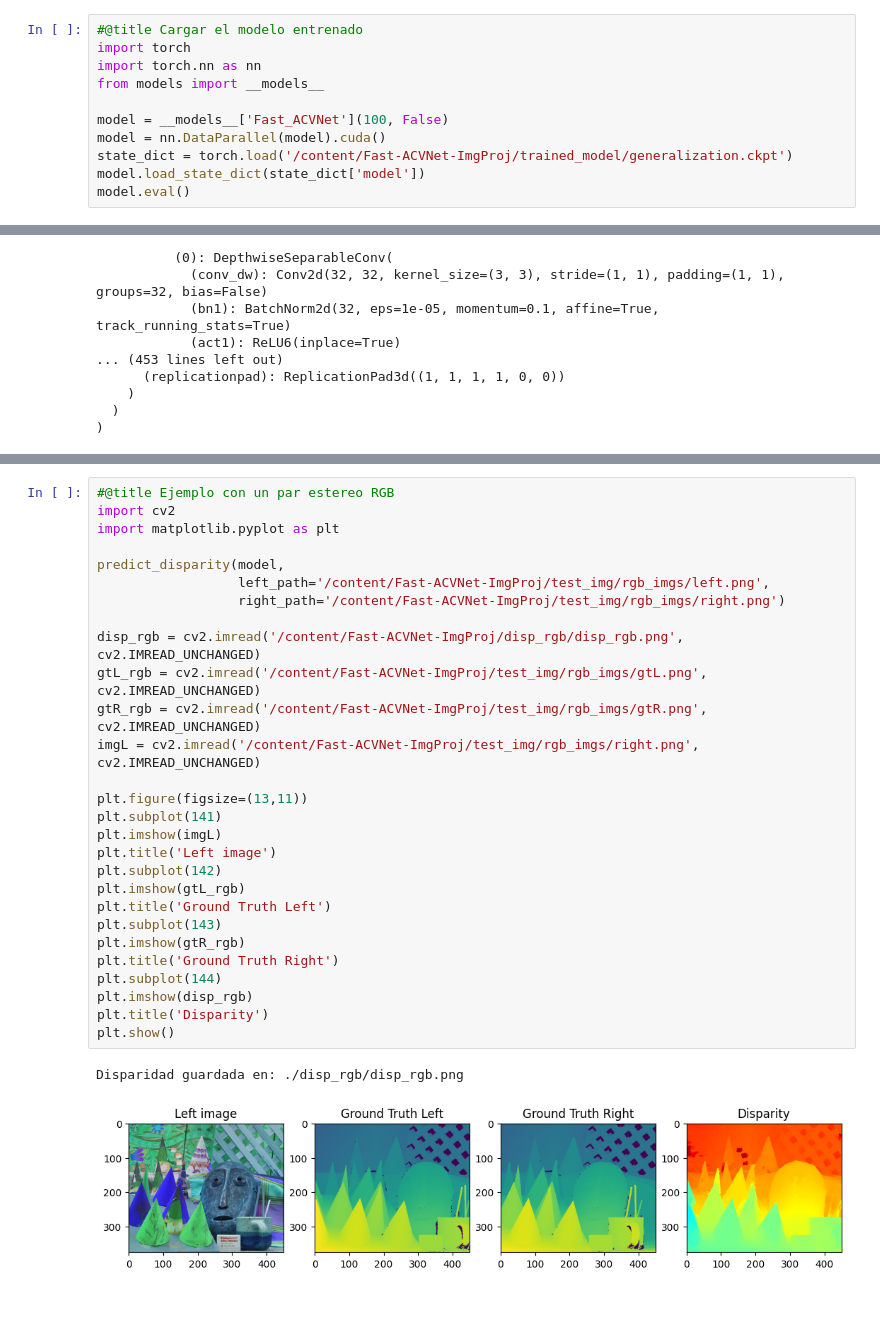
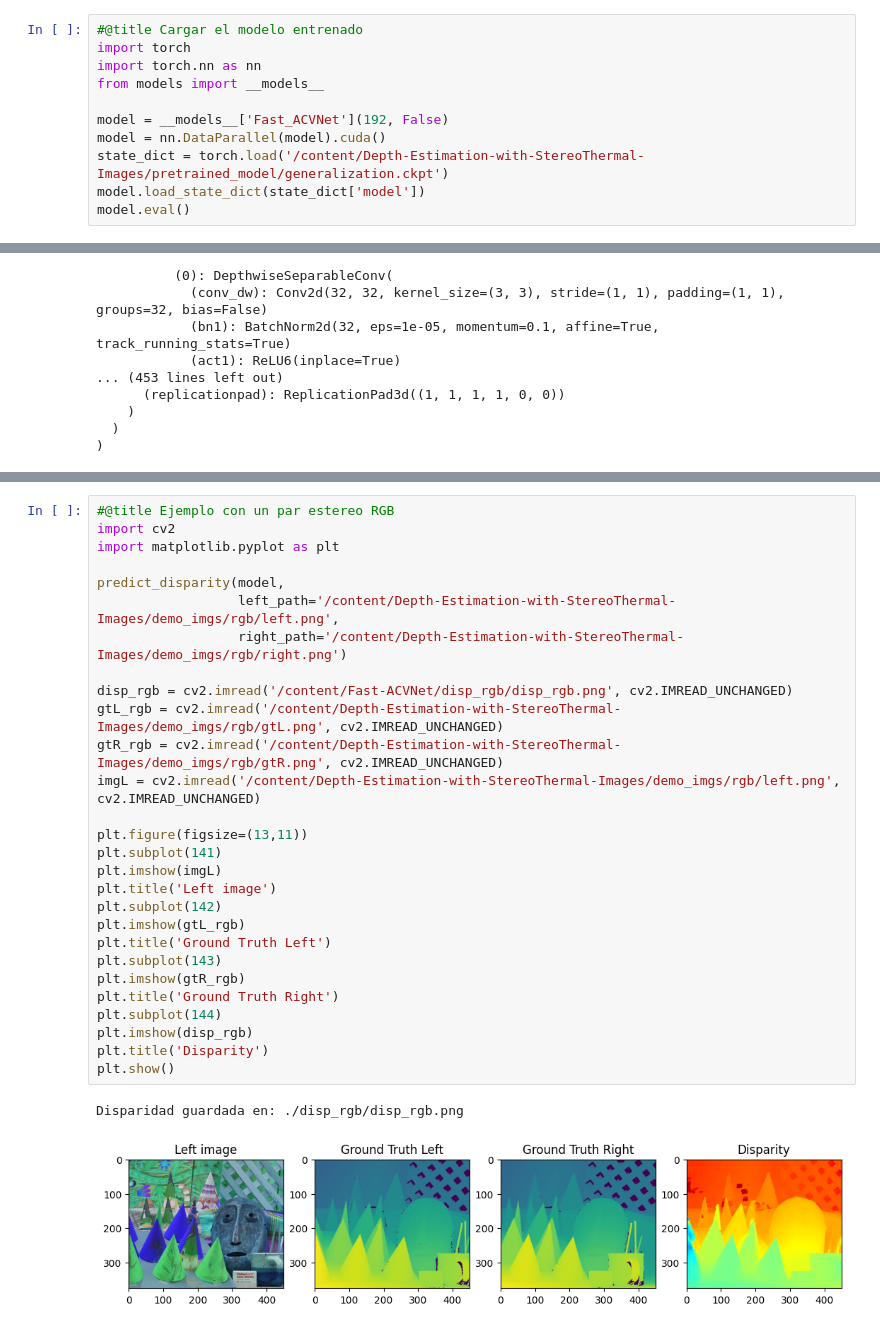
Before and after one commit to nick3153/Depth-Estimation-with-StereoThermal-Images, a Jupyter notebook: test_pretrained_model.ipynb, the cells around one changed output, grey strips where cells are left out. Saved outputs shown, nothing was run; the diff lists cells and outputs as text.

```diff
--- a/test_pretrained_model.ipynb
+++ b/test_pretrained_model.ipynb
@@ -201,9 +239,9 @@ import torch
 import torch.nn as nn
 from models import __models__
 
-model = __models__['Fast_ACVNet'](100, False)
+model = __models__['Fast_ACVNet'](192, False)
 model = nn.DataParallel(model).cuda()
-state_dict = torch.load('/content/Fast-ACVNet-ImgProj/trained_model/generalization.ckpt')
+state_dict = torch.load('/content/Depth-Estimation-with-StereoThermal-Images/pretrained_model/generalization.ckpt')
 model.load_state_dict(state_dict['model'])
 model.eval()
 # %% [output]
@@ -241,34 +265,34 @@ Trainable params: 3075361
 # %%
 #@title Ejemplo con un par estereo RGB
 import cv2
 import matplotlib.pyplot as plt
 
 predict_disparity(model,
-                  left_path='/content/Fast-ACVNet-ImgProj/test_img/rgb_imgs/left.png',
-                  right_path='/content/Fast-ACVNet-ImgProj/test_img/rgb_imgs/right.png')
+                  left_path='/content/Depth-Estimation-with-StereoThermal-Images/demo_imgs/rgb/left.png',
+                  right_path='/content/Depth-Estimation-with-StereoThermal-Images/demo_imgs/rgb/right.png')
 
-disp_rgb = cv2.imread('/content/Fast-ACVNet-ImgProj/disp_rgb/disp_rgb.png', cv2.IMREAD_UNCHANGED)
-gtL_rgb = cv2.imread('/content/Fast-ACVNet-ImgProj/test_img/rgb_imgs/gtL.png', cv2.IMREAD_UNCHANGED)
-gtR_rgb = cv2.imread('/content/Fast-ACVNet-ImgProj/test_img/rgb_imgs/gtR.png', cv2.IMREAD_UNCHANGED)
-imgL = cv2.imread('/content/Fast-ACVNet-ImgProj/test_img/rgb_imgs/right.png', cv2.IMREAD_UNCHANGED)
+disp_rgb = cv2.imread('/content/Fast-ACVNet/disp_rgb/disp_rgb.png', cv2.IMREAD_UNCHANGED)
+gtL_rgb = cv2.imread('/content/Depth-Estimation-with-StereoThermal-Images/demo_imgs/rgb/gtL.png', cv2.IMREAD_UNCHANGED)
+gtR_rgb = cv2.imread('/content/Depth-Estimation-with-StereoThermal-Images/demo_imgs/rgb/gtR.png', cv2.IMREAD_UNCHANGED)
+imgL = cv2.imread('/content/Depth-Estimation-with-StereoThermal-Images/demo_imgs/rgb/left.png', cv2.IMREAD_UNCHANGED)
 
 plt.figure(figsize=(13,11))
 plt.subplot(141)
 plt.imshow(imgL)
 plt.title('Left image')
 plt.subplot(142)
 plt.imshow(gtL_rgb)
 plt.title('Ground Truth Left')
 plt.subplot(143)
 plt.imshow(gtR_rgb)
 plt.title('Ground Truth Right')
 plt.subplot(144)
 plt.imshow(disp_rgb)
 plt.title('Disparity')
 plt.show()
 # %% [output]
 Disparidad guardada en: ./disp_rgb/disp_rgb.png
-[figure, old version]
+[figure, new version]
 # %%
 #@title Cargar las imagenes termicas
 import os
```
Also changed, not shown: parts of 9 cells of this notebook, 1 other file.
